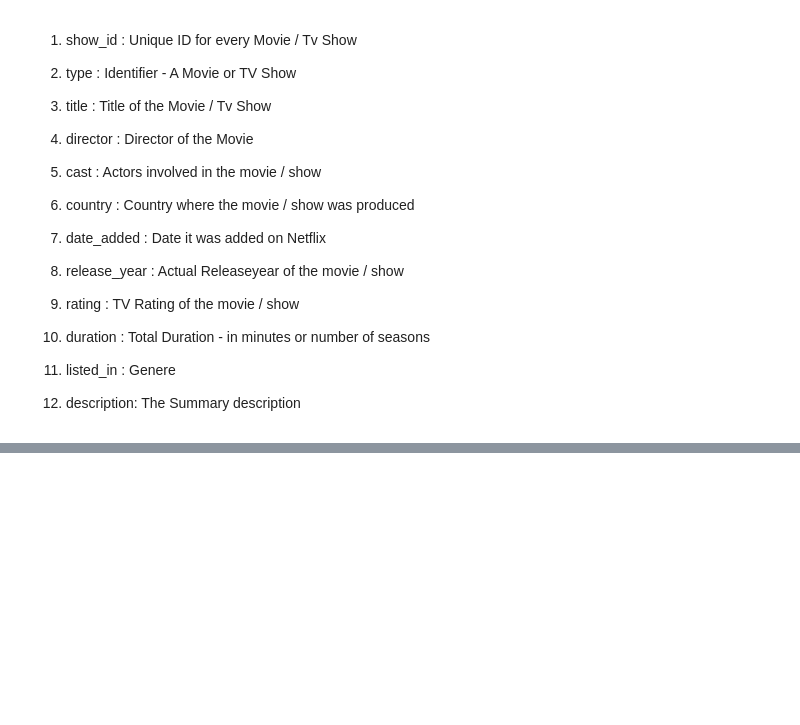
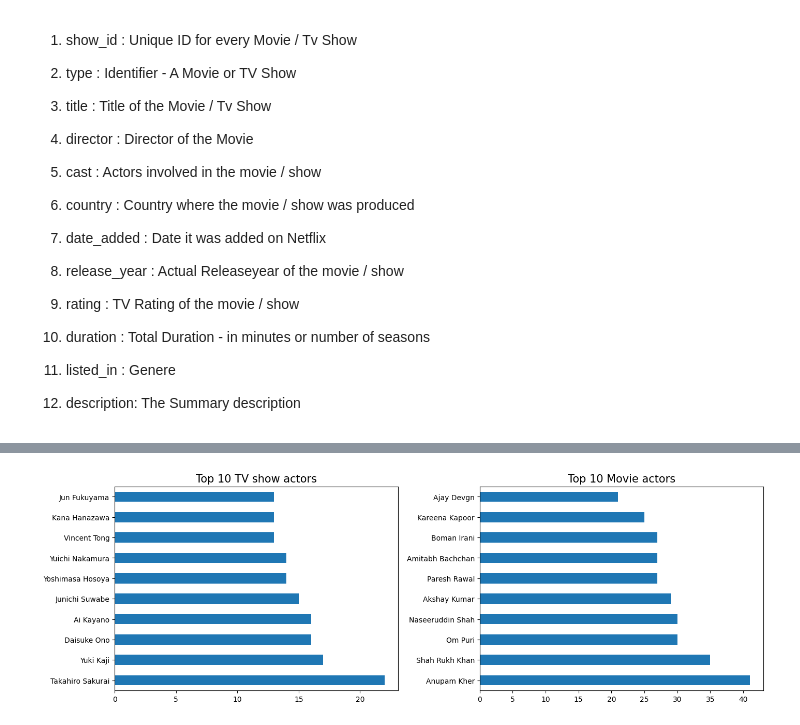
Before and after one commit to Shyam-S-Mishra/Shyam_S_Mishra_Unsupervised-ML_Capstone_Project_Clustering, a Jupyter notebook: Shyam_Shubham_Mishra_Unsupervised_ML_Capstone_Project_Clustering.ipynb, the cells around one changed output, grey strips where cells are left out. Cells and saved outputs as stored; diff of their text form; code cells hidden in the pictures; blank space fills up the shorter version.

```diff
--- a/Shyam_Shubham_Mishra_Unsupervised_ML_Capstone_Project_Clustering.ipynb
+++ b/Shyam_Shubham_Mishra_Unsupervised_ML_Capstone_Project_Clustering.ipynb
@@ -204,0 +248,23 @@ dtype: int64
+# %%
+# Separating TV shows actors from cast column
+
+Actors_TV_Show = dataset[dataset['type']=='TV Show']['cast'].str.split(', ', expand=True).stack()
+
+# Top 10 actors who appeared in highest number of TV Show
+
+fig,ax = plt.subplots(1,2, figsize=(15,5))
+a = Actors_TV_Show.value_counts()[:10].plot(kind='barh', ax=ax[0])
+a.set_title('Top 10 TV show actors', size=15)
+
+# Separating movie actors from cast column
+
+Actors_Movies = dataset[dataset['type']=='Movie']['cast'].str.split(', ', expand=True).stack()
+
+# plotting actor who appeared in highest number of Movie
+b = Actors_Movies.value_counts()[:10].plot(kind='barh', ax=ax[1])
+b.set_title('Top 10 Movie actors', size=15)
+
+plt.tight_layout(pad=1.2, rect=[0, 0, 0.95, 0.95])
+plt.show()
+# %% [output]
+[figure, added]
```
Also changed, not shown: parts of 8 cells of this notebook.
